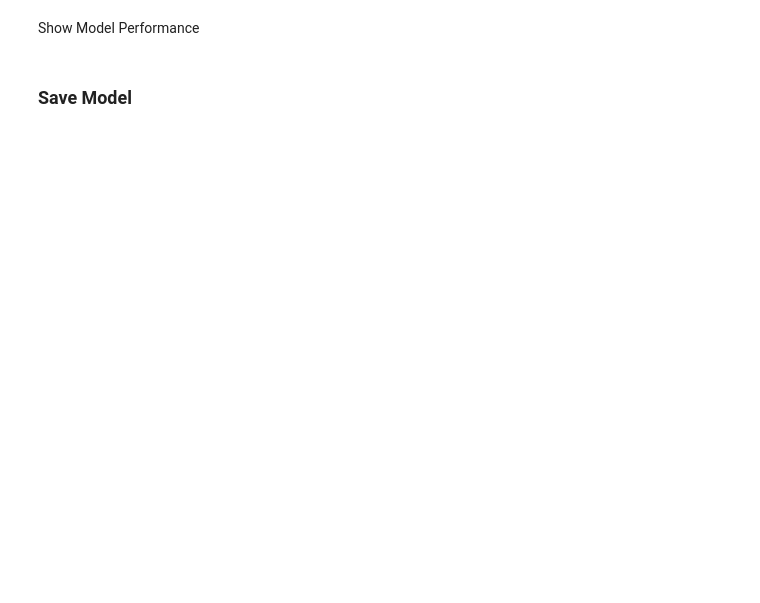
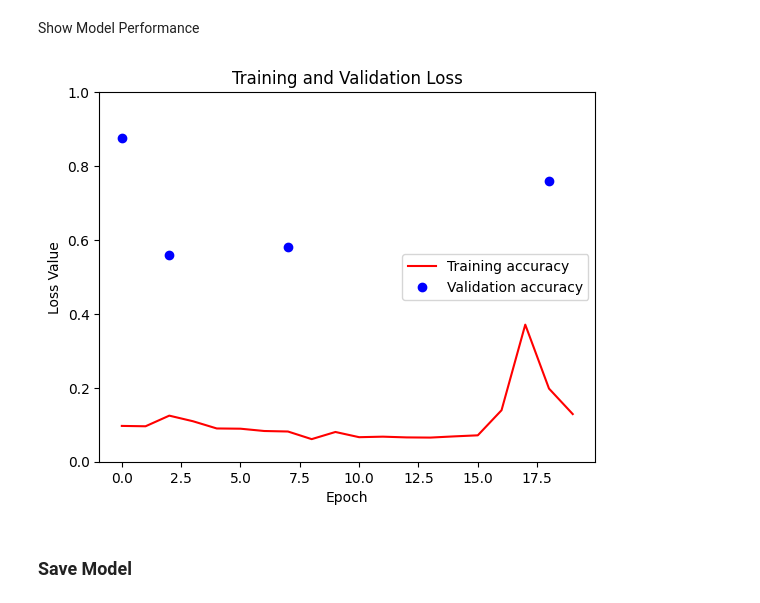
Before and after one commit to tw19816/CEZ_Mapping, a Jupyter notebook: Python/train_model.ipynb, the cells around one changed output. Cells and saved outputs as stored; diff of their text form; code cells hidden in the pictures; blank space fills up the shorter version.

```diff
--- a/Python/train_model.ipynb
+++ b/Python/train_model.ipynb
@@ -83,16 +137,18 @@ Show Model Performance
 # %%
 loss = model_history.history['loss']
 val_loss = model_history.history['val_loss']
 
 plt.figure()
-plt.plot(model_history.epoch, loss, 'r', label='Training loss')
-plt.plot(model_history.epoch, val_loss, 'bo', label='Validation loss')
+plt.plot(model_history.epoch, loss, 'r', label='Training accuracy')
+plt.plot(model_history.epoch, val_loss, 'bo', label='Validation accuracy')
 plt.title('Training and Validation Loss')
 plt.xlabel('Epoch')
 plt.ylabel('Loss Value')
 plt.ylim([0, 1])
 plt.legend()
 plt.show()
+# %% [output]
+[figure, added]
 # %% [markdown]
 ### Save Model
 # %%
```
Also changed, not shown: parts of 5 cells of this notebook, 2 other files.
